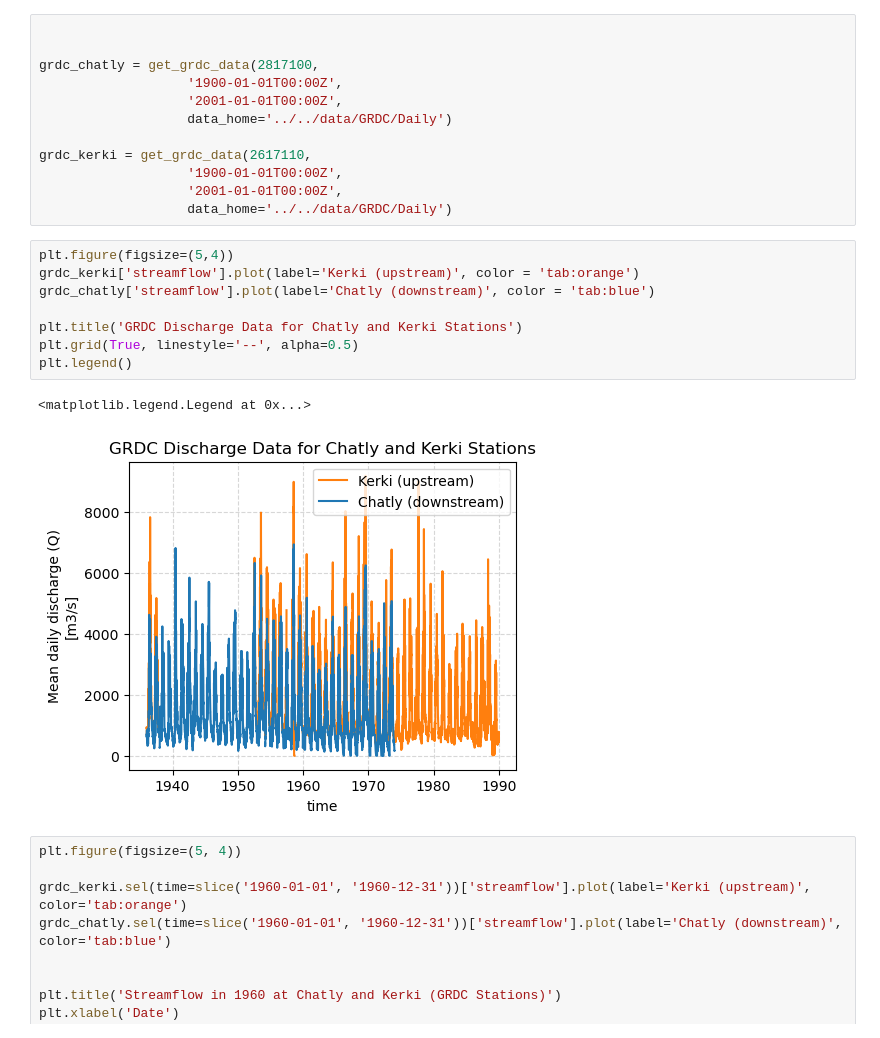
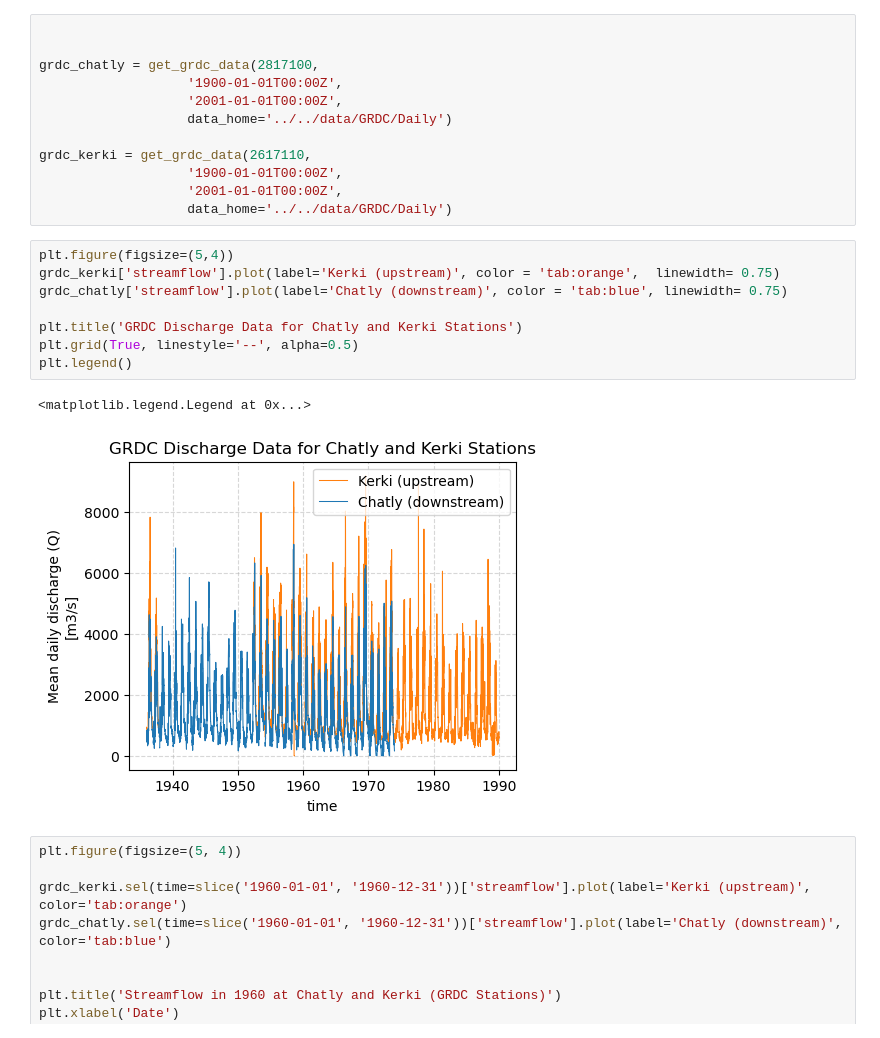
Before and after one commit to andrevdv/MSc_AralSea, a Jupyter notebook: book/thesis_projects/MSc/2025_Q1_AndreVanDerVeen_CEG/work_in_progress/notebooks/figures/GRDC_figures.ipynb, the cells around one changed output. Cells and saved outputs as stored; diff of their text form.

```diff
--- a/book/thesis_projects/MSc/2025_Q1_AndreVanDerVeen_CEG/work_in_progress/notebooks/figures/GRDC_figures.ipynb
+++ b/book/thesis_projects/MSc/2025_Q1_AndreVanDerVeen_CEG/work_in_progress/notebooks/figures/GRDC_figures.ipynb
@@ -24,15 +24,15 @@ grdc_kerki = get_grdc_data(2617110,
                    data_home='../../data/GRDC/Daily')
 # %%
 plt.figure(figsize=(5,4))
-grdc_kerki['streamflow'].plot(label='Kerki (upstream)', color = 'tab:orange')
-grdc_chatly['streamflow'].plot(label='Chatly (downstream)', color = 'tab:blue')
+grdc_kerki['streamflow'].plot(label='Kerki (upstream)', color = 'tab:orange',  linewidth= 0.75)
+grdc_chatly['streamflow'].plot(label='Chatly (downstream)', color = 'tab:blue', linewidth= 0.75)
 
 plt.title('GRDC Discharge Data for Chatly and Kerki Stations')
 plt.grid(True, linestyle='--', alpha=0.5)
 plt.legend()
 # %% [output]
 <matplotlib.legend.Legend at 0x...>
-[figure, old version]
+[figure, new version]
 # %%
 plt.figure(figsize=(5, 4))
 
```
Also changed, not shown: 1 other file.
